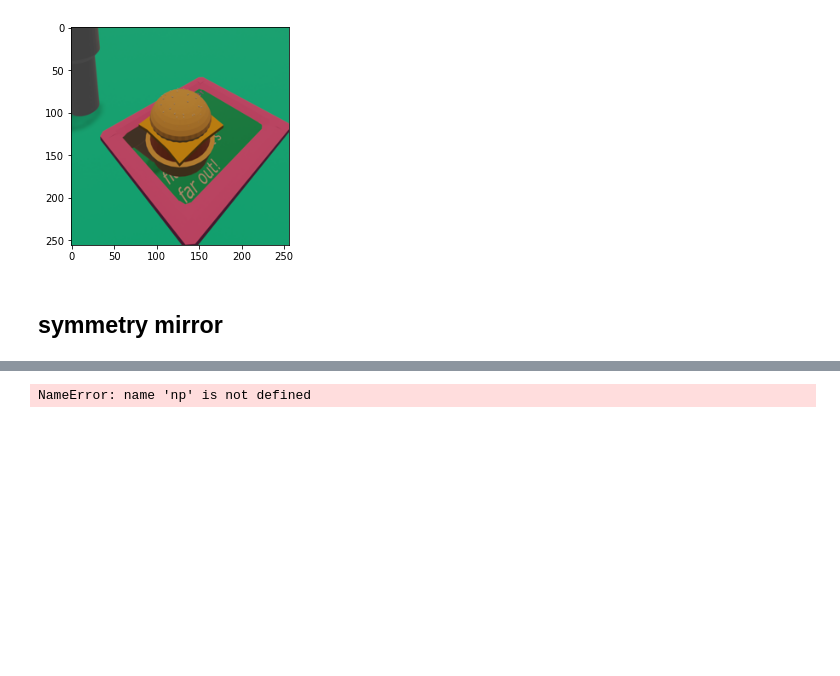
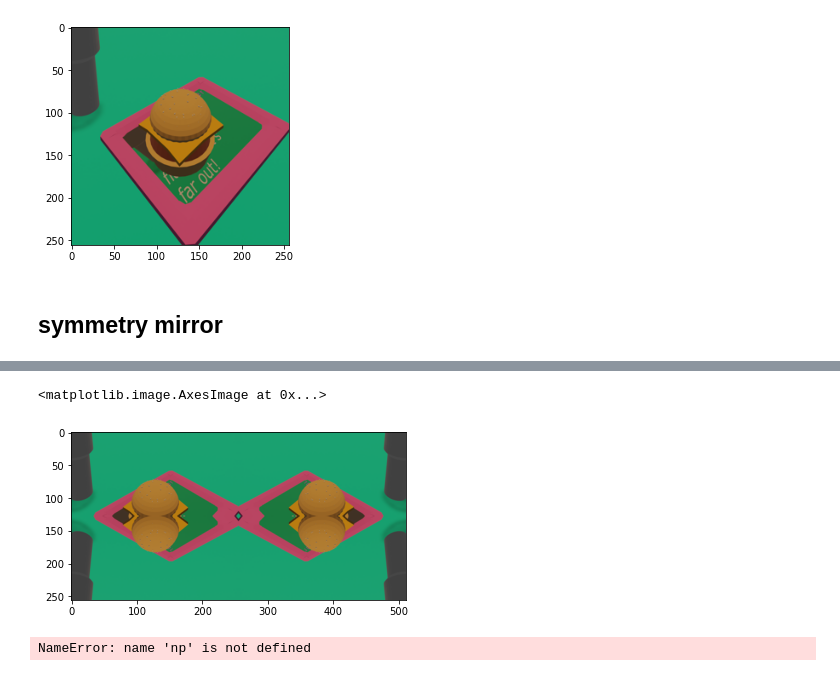
Before and after one commit to elynch90/ImageJam-Desktop, a Jupyter notebook: src/image_experiments.ipynb, the cells around one changed output, grey strips where cells are left out. Drawn from its saved outputs; the diff is of its cells as text; code cells hidden in the pictures; blank space fills up the shorter version.

```diff
--- a/src/image_experiments.ipynb
+++ b/src/image_experiments.ipynb
@@ -92,3 +73,41 @@ False
+# %%
+def symetric_mirror(img_array):
+    """Create a symetric mirror image of an image array"""
+    # get the image dimensions
+    img_h, img_w, _ = img_array.shape
+    # get half the image relative to the width
+    half_img = img_array[:, :int(img_w / 2), :]
+    # transpose the image
+    half_img = np.transpose(half_img, (1, 0, 2))
+    # create a mirror image along the y-axis
+    half_img_b = np.flip(half_img, axis=1)
+    # combine the two images
+    sym_mirror_img = np.concatenate((half_img, half_img_b), axis=1)
+    # mirror the image along the x-axis
+    sym_mirror_img_b = np.flip(sym_mirror_img, axis=0)
+    # combine the two images
+    kilido_img = np.concatenate((sym_mirror_img, sym_mirror_img_b), axis=0)
+    return kilido_img
+img_w, img_h = img.size
+half_w = int(img_w / 2)
+half_h = int(img_h / 2)
+# get half the image relative to the width
+half_img = img_array[:, :half_w, :]
+# transpose the image
+half_img = np.transpose(half_img, (1, 0, 2))
+# create a mirror image along the y-axis
+half_img_b = np.flip(half_img, axis=1)
+# combine the two images
+sym_mirror_img = np.concatenate((half_img, half_img_b), axis=1)
+# mirror the image along the x-axis
+sym_mirror_img_b = np.flip(sym_mirror_img, axis=0)
+# combine the two images
+kilido_img = np.concatenate((sym_mirror_img, sym_mirror_img_b), axis=0)
+# display the hal
+plt.imshow(kilido_img)
+# %% [output]
+<matplotlib.image.AxesImage at 0x...>
+[figure, added]
 # %%
 # converting to array
 img_array = np.asarray(img)
```
Also changed, not shown: parts of 2 cells of this notebook.
